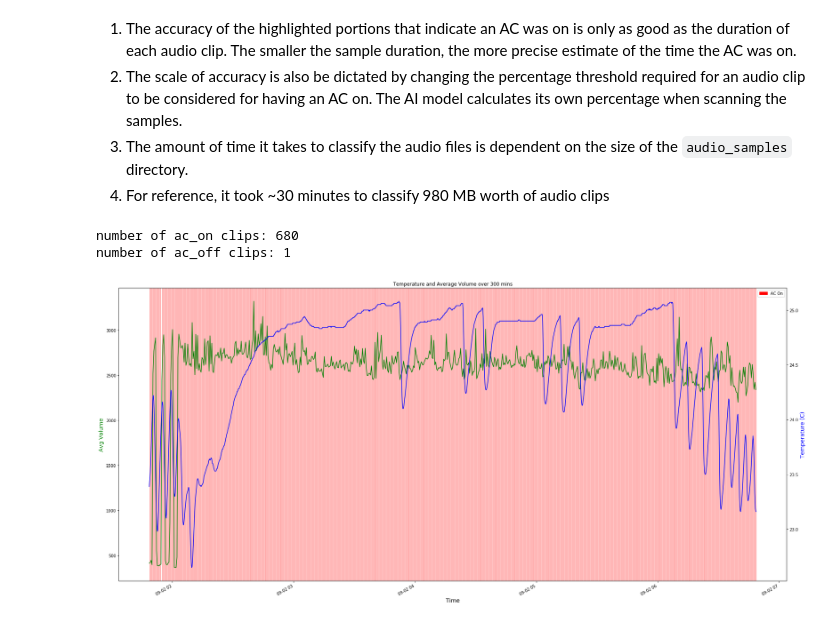
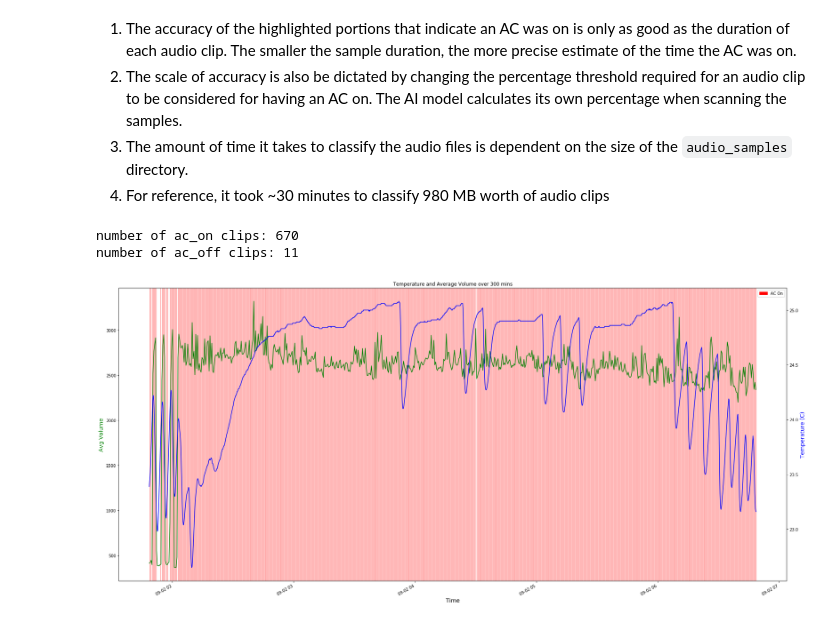
Before and after one commit to ddiLab/SageEdu, a Jupyter notebook: projects/AC_Detector/ACDetector.ipynb, the cells around one changed output. Saved outputs shown, nothing was run; the diff lists cells and outputs as text; code cells hidden in the pictures.

```diff
--- a/projects/AC_Detector/ACDetector.ipynb
+++ b/projects/AC_Detector/ACDetector.ipynb
@@ -105,10 +106,14 @@ import matplotlib.patches as mpatches
 
 directory = "collected_data/audio_samples/"
 pattern = r'\d+'
-percentage_threshold = 0.96
+wav_pattern = r'.wav'
+percentage_threshold = 0.99
 timestamps_ac_on = []
 timestamps_ac_off = []
-for file in os.listdir(directory):
+for file in tqdm(os.listdir(directory)):
+    if re.search(wav_pattern, file) == None:
+        continue
+
     class_id, probability, classes = aT.file_classification(directory + file, "urbanSounds", "svm")
     time = toDate(int(re.findall(pattern, file)[0]))
 
@@ -122,22 +127,22 @@ for file in os.listdir(directory):
 print(f"number of ac_on clips: {len(timestamps_ac_on)}")
 print(f"number of ac_off clips: {len(timestamps_ac_off)}")
 # %% [output]
-number of ac_on clips: 680
-number of ac_off clips: 1
+number of ac_on clips: 670
+number of ac_off clips: 11
 # %%
 # labels the locations on the graph where the AI model considers there was an AC on
 
 red_patch = mpatches.Patch(color='red', label='AC On')
 ax.legend(handles=[red_patch])
 
-for event in timestamps_ac_on:
+for event in tqdm(timestamps_ac_on):
     end = event + datetime.timedelta(seconds=vol_duration)
     ax.axvspan(event, end, color='red', alpha=0.2)
 
 
 fig.set_size_inches(30, 15, forward=True)
 fig.savefig(f'collected_data/temp_vol_{longer_run_time}mins.png', dpi=100)
 
 fig
 # %% [output]
-[figure, old version]
+[figure, new version]
```
Also changed, not shown: parts of 1 cell of this notebook, 6 other files.
